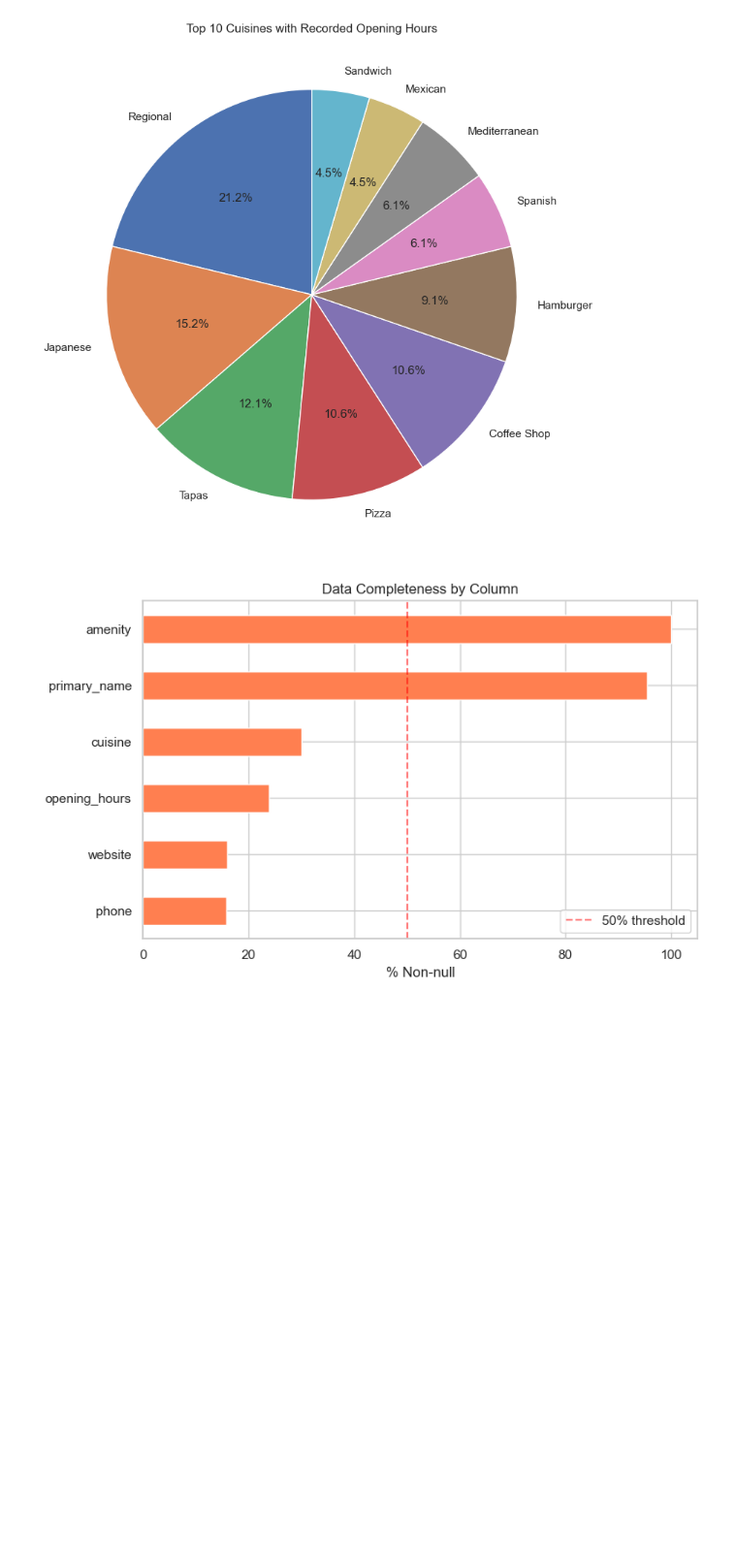
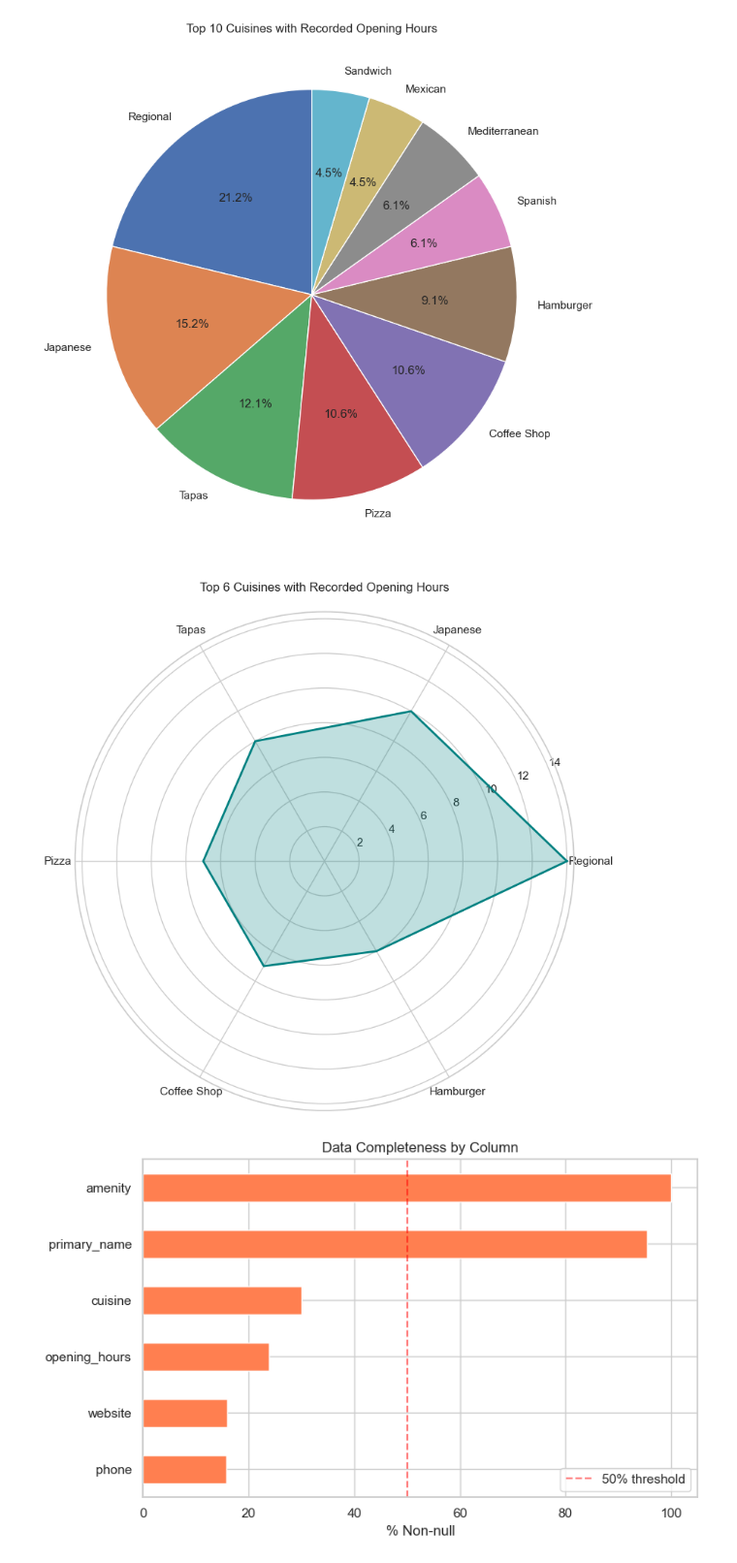
Before and after one commit to etmegla/edu.eda, a Jupyter notebook: example/barcelona_eda.ipynb, the cells around one changed output. Shown at 97% size. Saved outputs shown, nothing was run; the diff lists cells and outputs as text; code cells hidden in the pictures; blank space fills up the shorter version.

Commit message:
Chart 4

```diff
--- a/example/barcelona_eda.ipynb
+++ b/example/barcelona_eda.ipynb
@@ -686,6 +686,43 @@ plt.tight_layout()
 plt.show()
 # %% [output]
 [figure]
+# %%
+##Group 3 - Seaborn NEW CHART 4
+import numpy as np
+import matplotlib.pyplot as plt
+
+# Keep only rows with recorded opening hours
+filtered = df[
+    df["hours_status"].isin(["has_hours", "24/7"]) &
+    df["cuisine_clean"].notna()
+].copy()
+
+# Use a small number of categories for a radar chart
+top_cuisines = filtered["cuisine_clean"].value_counts().head(6)
+
+labels = top_cuisines.index.tolist()
+values = top_cuisines.values.tolist()
+
+# Close the loop for the radar chart
+labels_closed = labels + [labels[0]]
+values_closed = values + [values[0]]
+
+angles = np.linspace(0, 2 * np.pi, len(labels), endpoint=False).tolist()
+angles_closed = angles + [angles[0]]
+
+fig, ax = plt.subplots(figsize=(8, 8), subplot_kw={"polar": True})
+
+ax.plot(angles_closed, values_closed, color="teal", linewidth=2)
+ax.fill(angles_closed, values_closed, color="teal", alpha=0.25)
+
+ax.set_xticks(angles)
+ax.set_xticklabels(labels)
+ax.set_title("Top 6 Cuisines with Recorded Opening Hours", pad=20)
+
+plt.tight_layout()
+plt.show()
+# %% [output]
+[figure, added]
 # %%
 # Chart 2: Data completeness per column
 completeness = df[["amenity", "primary_name", "cuisine", "opening_hours",
```
